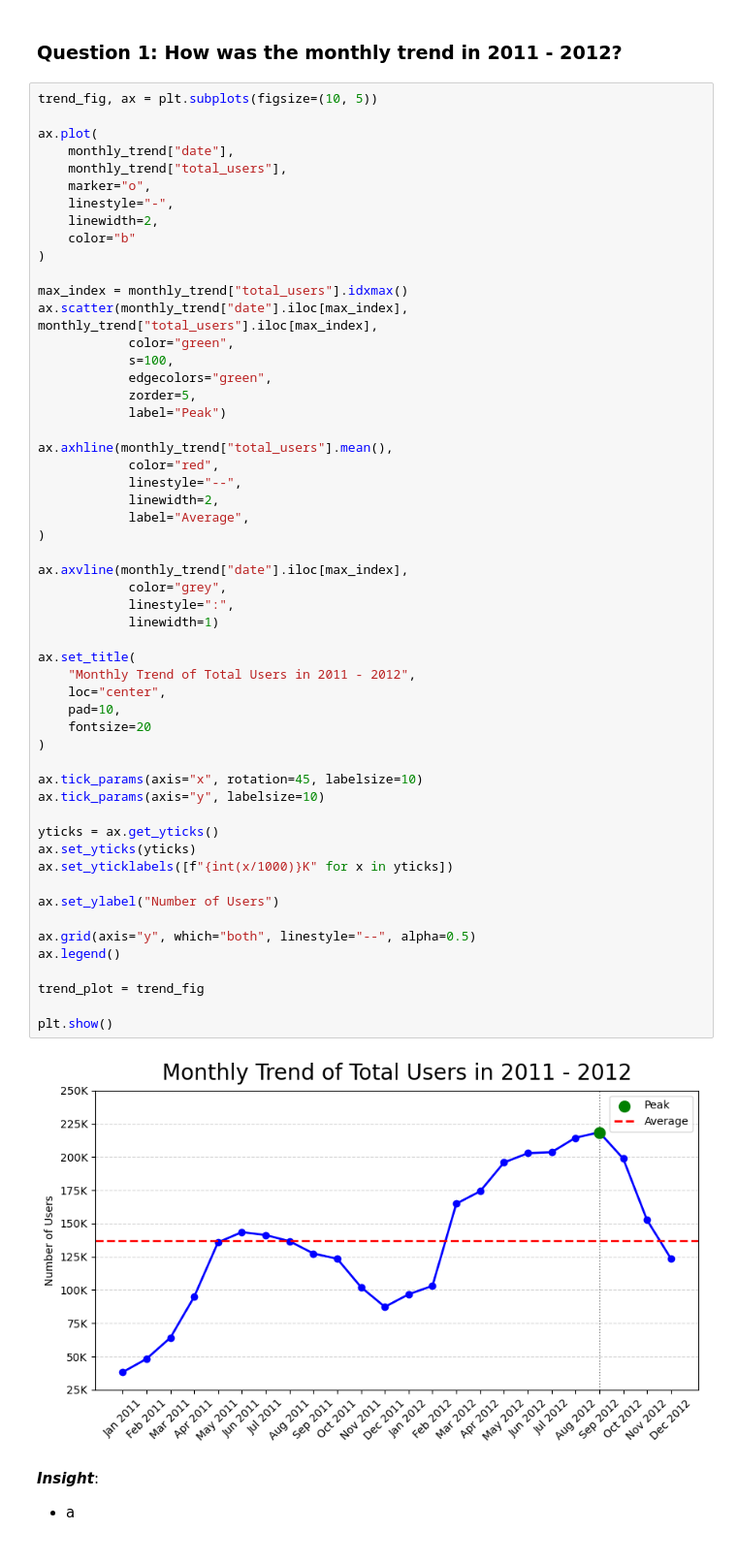
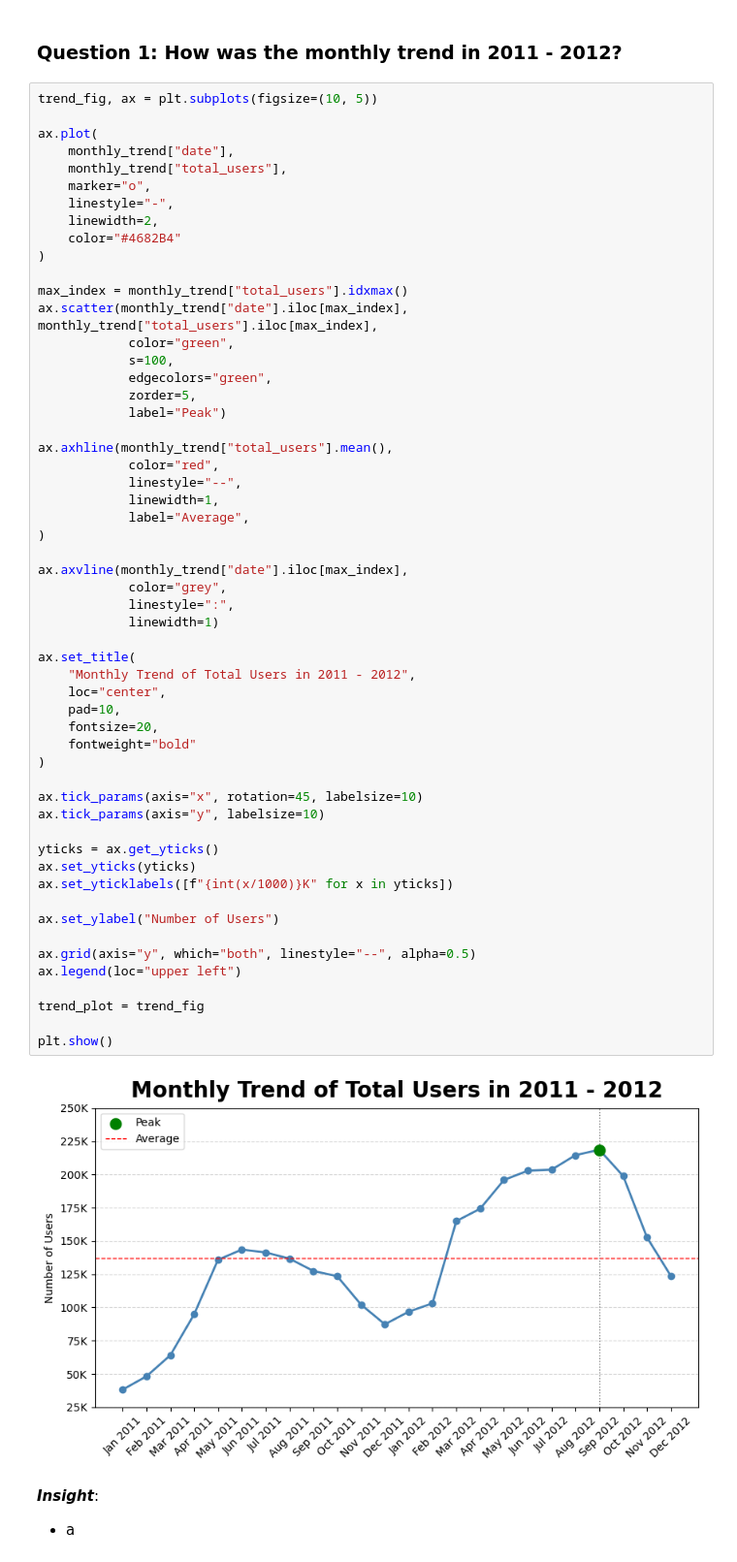
Before and after one commit to Sulbae/Bike-Sharing-Practice, a Jupyter notebook: notebook.ipynb, the cells around one changed output. Shown at 97% size. Drawn from its saved outputs; the diff is of its cells as text.

```diff
--- a/notebook.ipynb
+++ b/notebook.ipynb
@@ -516,7 +542,7 @@ ax.plot(
     marker="o",
     linestyle="-",
     linewidth=2,
-    color="b"
+    color="#4682B4"
 )
 
 max_index = monthly_trend["total_users"].idxmax()
@@ -530,39 +556,40 @@ ax.scatter(monthly_trend["date"].iloc[max_index], monthly_trend["total_users"].i
 ax.axhline(monthly_trend["total_users"].mean(),
             color="red",
             linestyle="--",
-            linewidth=2,
+            linewidth=1,
             label="Average",
 )
 
 ax.axvline(monthly_trend["date"].iloc[max_index],
             color="grey",
             linestyle=":",
             linewidth=1)
 
 ax.set_title(
     "Monthly Trend of Total Users in 2011 - 2012",
     loc="center",
     pad=10,
-    fontsize=20
+    fontsize=20,
+    fontweight="bold"
 )
 
 ax.tick_params(axis="x", rotation=45, labelsize=10)
 ax.tick_params(axis="y", labelsize=10)
 
 yticks = ax.get_yticks()
 ax.set_yticks(yticks)
 ax.set_yticklabels([f"{int(x/1000)}K" for x in yticks])
 
 ax.set_ylabel("Number of Users")
 
 ax.grid(axis="y", which="both", linestyle="--", alpha=0.5)
-ax.legend()
+ax.legend(loc="upper left")
 
 trend_plot = trend_fig
 
 plt.show()
 # %% [output]
-[figure, old version]
+[figure, new version]
 # %% [markdown]
 *__Insight__*:
 - a
```
Also changed, not shown: parts of 9 cells of this notebook.
